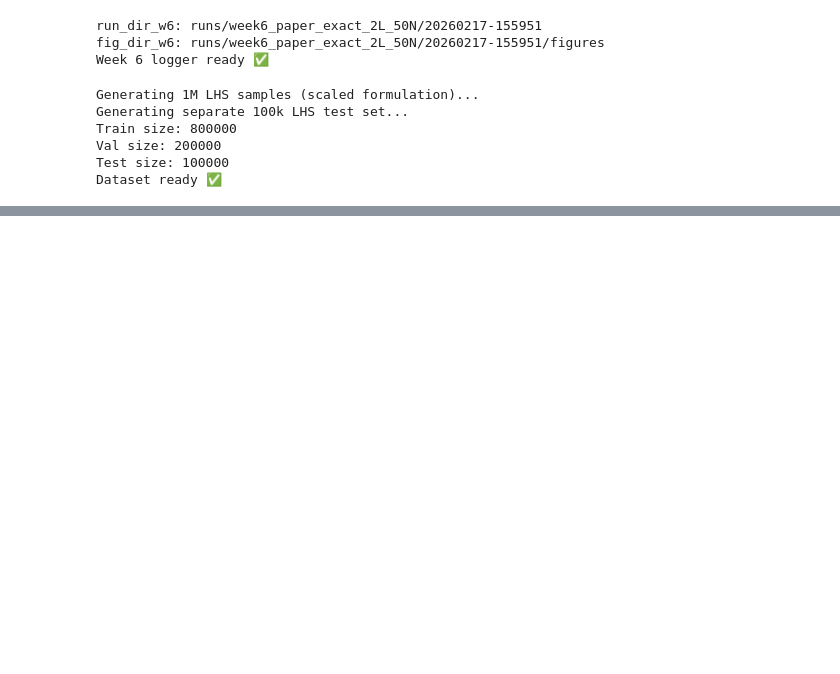
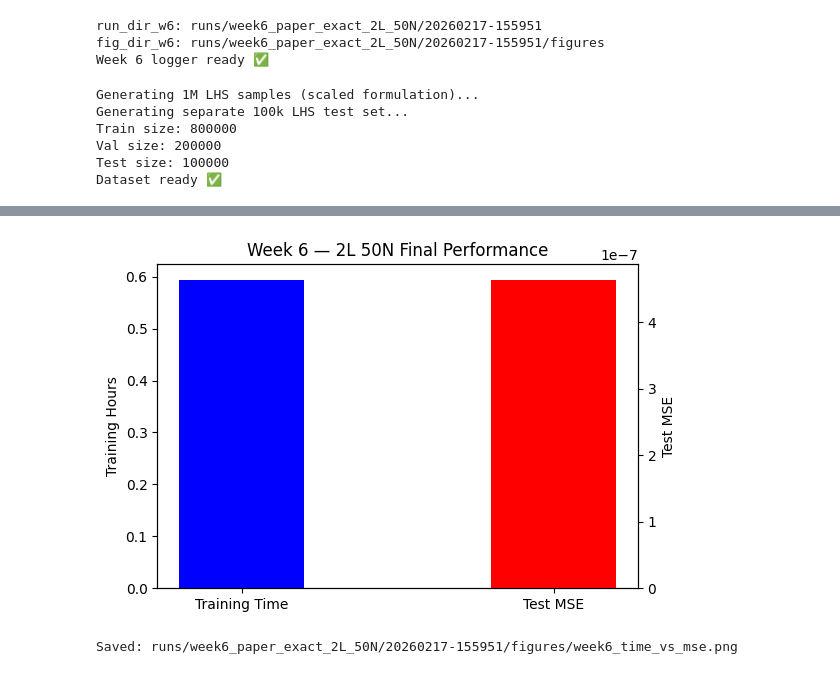
Before and after one commit to JosephOuyang/machine_learning_for_options_pricing_and_implied_volatility, a Jupyter notebook: notebooks/options_pricing_main.ipynb, the cells around one changed output, grey strips where cells are left out. Saved outputs shown, nothing was run; the diff lists cells and outputs as text; code cells hidden in the pictures; blank space fills up the shorter version.

```diff
--- a/notebooks/options_pricing_main.ipynb
+++ b/notebooks/options_pricing_main.ipynb
@@ -2223,27 +2226,49 @@ print("Saved:", curve_path)
 # %%
 # =========================
 # CELL 6.5 — Final Bar Chart (Training Time + Test MSE)
 # =========================
 
 fig, ax1 = plt.subplots(figsize=(6,4))
 ax2 = ax1.twinx()
 
-ax1.bar([0], [results_w6["training_hours"]], width=0.4, label="Training Hours")
-ax2.bar([0.4], [results_w6["test_mse"]], width=0.4, label="Test MSE")
+# Two explicit x positions
+x_positions = [0, 1]
+
+# Training time bar
+ax1.bar(
+    x_positions[0],
+    results_w6["training_hours"],
+    width=0.4,
+    label="Training Hours",
+    color = 'blue'
+)
+
+# Test MSE bar
+ax2.bar(
+    x_positions[1],
+    results_w6["test_mse"],
+    width=0.4,
+    label="Test MSE",
+    color = 'red'
+)
+
+ax1.set_xticks(x_positions)
+ax1.set_xticklabels(["Training Time", "Test MSE"])
 
 ax1.set_ylabel("Training Hours")
 ax2.set_ylabel("Test MSE")
-ax1.set_xticks([0.2])
-ax1.set_xticklabels(["2L 50N"])
 
-plt.title("Week 6 — Final Performance")
+plt.title("Week 6 — 2L 50N Final Performance")
 plt.tight_layout()
 
 bar_path = os.path.join(fig_dir_w6, "week6_time_vs_mse.png")
 plt.savefig(bar_path, dpi=180, bbox_inches="tight")
 plt.show()
 
 print("Saved:", bar_path)
+# %% [output]
+[figure, added]
+Saved: runs/week6_paper_exact_2L_50N/20260217-155951/figures/week6_time_vs_mse.png
 # %%
 # =========================
 # CELL 6.6 — Final Results Table (Test MSE + Training Time)
```
Also changed, not shown: parts of 10 cells of this notebook.
